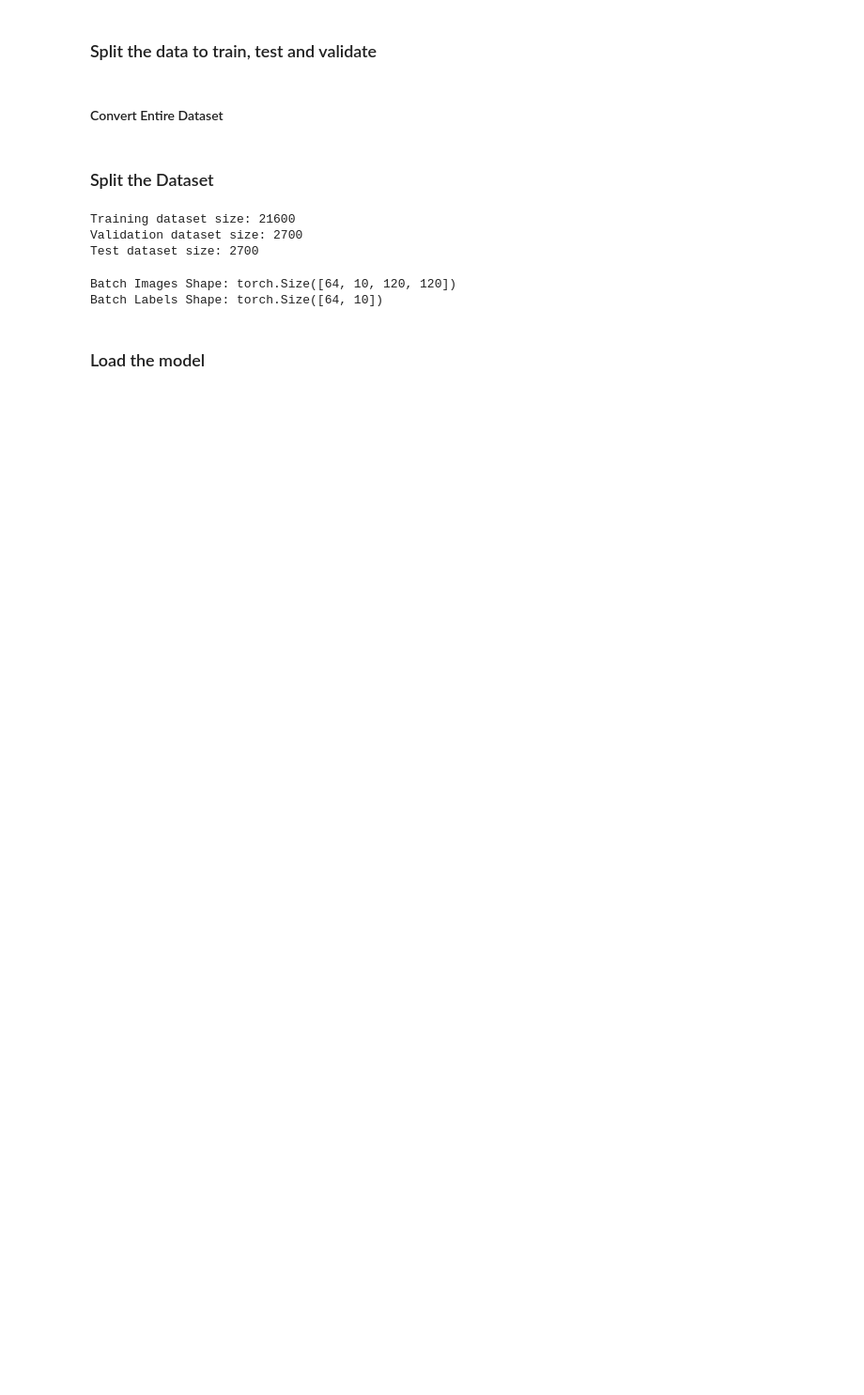
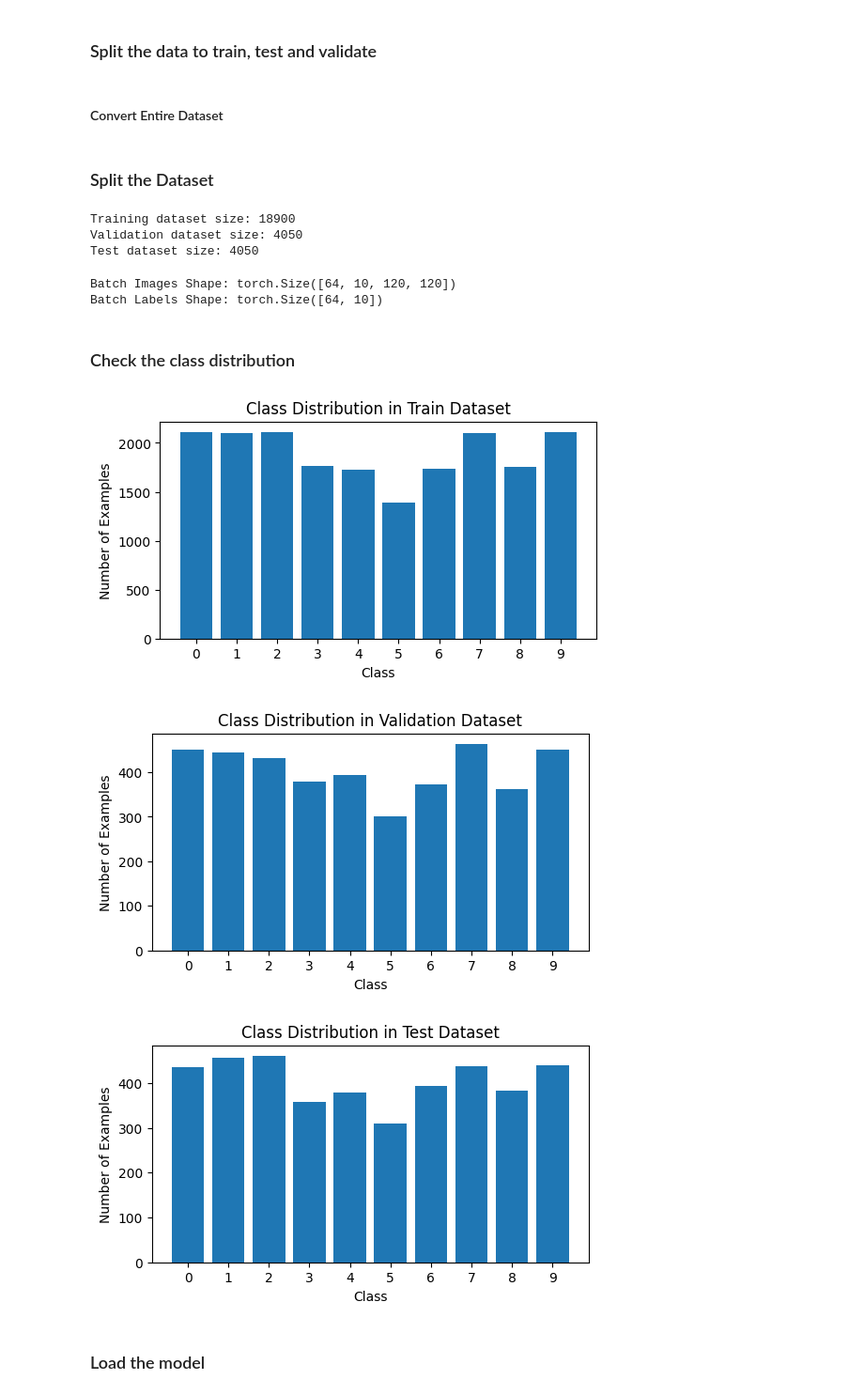
Before and after one commit to RingoKid/EuroSAT-DeepLearning, a Jupyter notebook: EuroSATxreBEN.ipynb, the cells around one changed output. Shown at 94% size. Saved outputs shown, nothing was run; the diff lists cells and outputs as text; code cells hidden in the pictures; blank space fills up the shorter version.

```diff
--- a/EuroSATxreBEN.ipynb
+++ b/EuroSATxreBEN.ipynb
@@ -303,9 +258,9 @@ torch_dataset = TensorflowToTorchDataset(normalized_dataset)
 dataset_size = len(torch_dataset)
 
 
-train_size = int(0.8 * dataset_size)
-val_size = int(0.1 * dataset_size)
-test_size = dataset_size - train_size - val_size  # Ensure no leftover samples
+train_size = int(0.7 * dataset_size)
+val_size = int(0.15 * dataset_size)
+test_size = dataset_size - train_size - val_size  # Ensures no data is left out
 
 # Split the dataset
 train_dataset, val_dataset, test_dataset = random_split(torch_dataset, [train_size, val_size, test_size])
@@ -318,9 +273,9 @@ print(f"Training dataset size: {train_size}")
 print(f"Validation dataset size: {val_size}")
 print(f"Test dataset size: {test_size}")
 # %% [output]
-Training dataset size: 21600
-Validation dataset size: 2700
-Test dataset size: 2700
+Training dataset size: 18900
+Validation dataset size: 4050
+Test dataset size: 4050
 # %%
 # Define batch size
 batch_size = 64
@@ -338,6 +293,41 @@ for images, labels in train_loader:
 # %% [output]
 Batch Images Shape: torch.Size([64, 10, 120, 120])
 Batch Labels Shape: torch.Size([64, 10])
+# %% [markdown]
+### Check the class distribution
+# %%
+def plot_class_distribution(dataset, title="Class Distribution"):
+    """
+    Plots the distribution of examples across output classes in a dataset.
+    """
+    # Initialize a counter for each class
+    num_classes = dataset[0][1].shape[0]  # Assuming labels are tensors with shape [num_classes]
+    class_counts = torch.zeros(num_classes)
+
+    # Count occurrences for each class
+    for _, label in dataset:
+        class_counts += label
+
+    # Convert counts to numpy for plotting
+    class_counts = class_counts.numpy()
+
+    # Plotting
+    plt.figure(figsize=(6, 3))
+    plt.bar(range(len(class_counts)), class_counts)
+    plt.xlabel("Class")
+    plt.ylabel("Number of Examples")
+    plt.title(title)
+    plt.xticks(range(len(class_counts)))
+    plt.show()
+
+# Plot class distribution for train, val, and test datasets
+plot_class_distribution(train_dataset, title="Class Distribution in Train Dataset")
+plot_class_distribution(val_dataset, title="Class Distribution in Validation Dataset")
+plot_class_distribution(test_dataset, title="Class Distribution in Test Dataset")
+# %% [output]
+[figure, added]
+[figure, added]
+[figure, added]
 # %% [markdown]
 ### Load the model
 # %%
```
Also changed, not shown: parts of 14 cells of this notebook.
